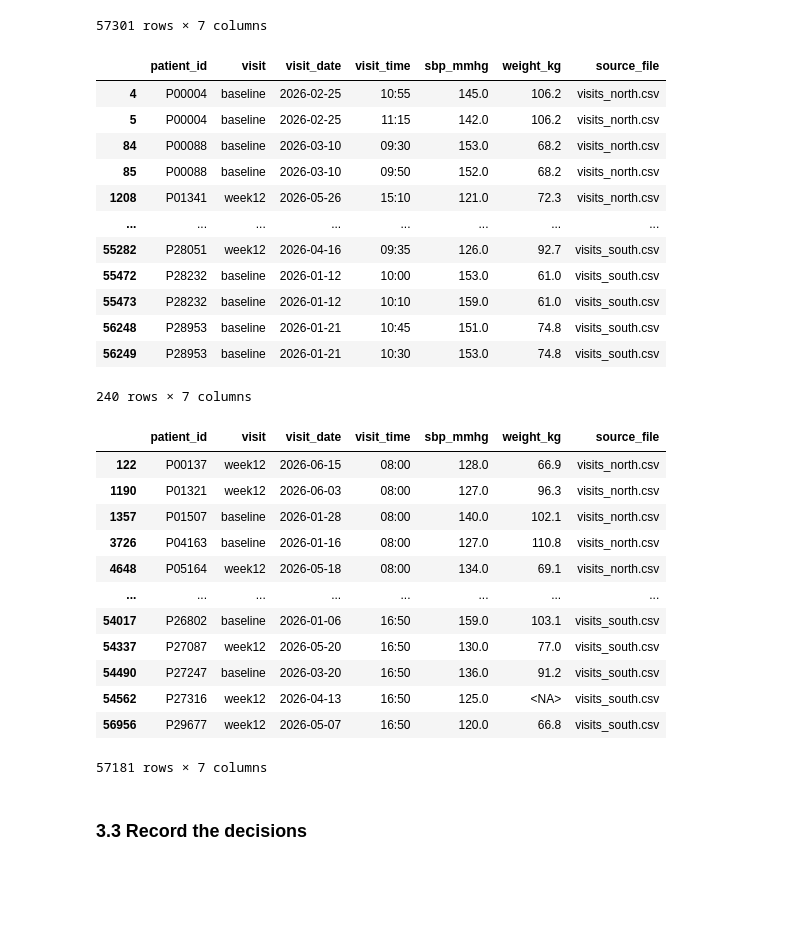
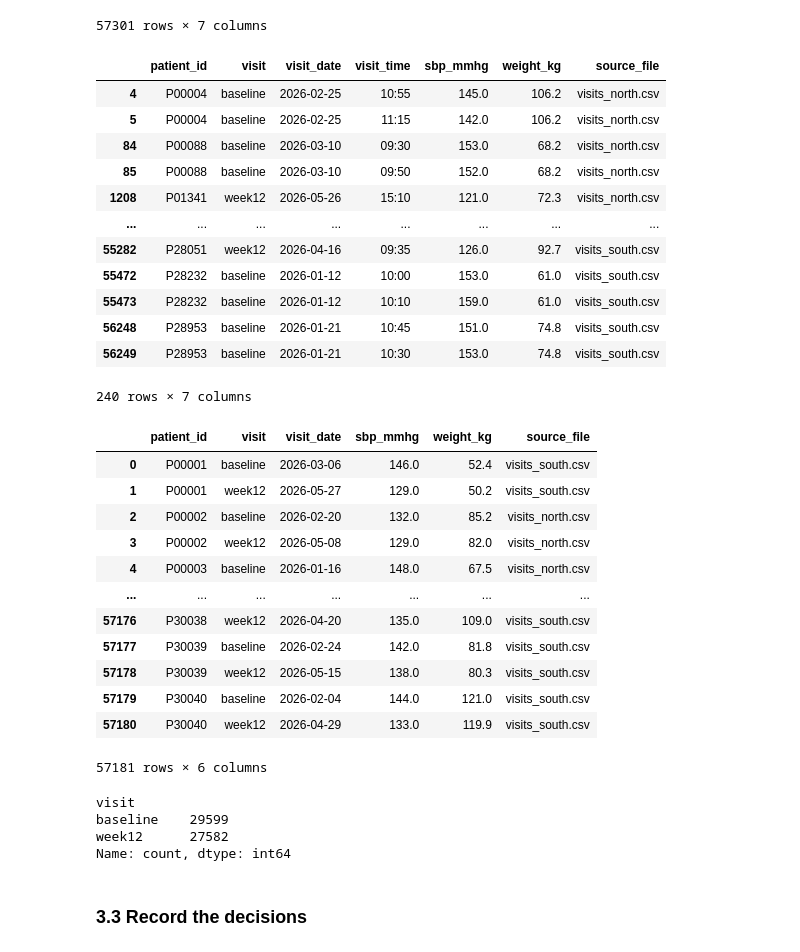
Before and after one commit to julianchang2020/ds217-26f-06, a Jupyter notebook: assignment.ipynb, the cells around one changed output. Drawn from its saved outputs; the diff is of its cells as text; code cells hidden in the pictures; blank space fills up the shorter version.

```diff
--- a/assignment.ipynb
+++ b/assignment.ipynb
@@ -303,8 +323,8 @@ display(visits_clean)
 57301 rows × 7 columns
 # %%
 # TODO: step 6, show the repeated patient_id and visit pairs, then keep the later reading.
-display(visits_task3[visits_task3.duplicated(subset = ["patient_id", "visit"], keep = False)])
-display(visits_task3.sort_values("visit_time").drop_duplicates(subset = ["patient_id", "visit"], keep = "last"))
+display(visits_clean[visits_clean.duplicated(subset = ["patient_id", "visit"], keep = False)])
+visits_clean = visits_clean.sort_values("visit_time").drop_duplicates(subset = ["patient_id", "visit"], keep = "last")
 # %% [output]
 |  | patient_id | visit | visit_date | visit_time | sbp_mmhg | weight_kg | source_file |
 | 4 | P00004 | baseline | 2026-02-25 | 10:55 | 145.0 | 106.2 | visits_north.csv |
@@ -319,31 +339,41 @@ display(visits_task3.sort_values("visit_time").drop_duplicates(subset = ["patien
 | 56248 | P28953 | baseline | 2026-01-21 | 10:45 | 151.0 | 74.8 | visits_south.csv |
 | 56249 | P28953 | baseline | 2026-01-21 | 10:30 | 153.0 | 74.8 | visits_south.csv |
 240 rows × 7 columns
-|  | patient_id | visit | visit_date | visit_time | sbp_mmhg | weight_kg | source_file |
-| 122 | P00137 | week12 | 2026-06-15 | 08:00 | 128.0 | 66.9 | visits_north.csv |
-| 1190 | P01321 | week12 | 2026-06-03 | 08:00 | 127.0 | 96.3 | visits_north.csv |
-| 1357 | P01507 | baseline | 2026-01-28 | 08:00 | 140.0 | 102.1 | visits_north.csv |
-| 3726 | P04163 | baseline | 2026-01-16 | 08:00 | 127.0 | 110.8 | visits_north.csv |
-| 4648 | P05164 | week12 | 2026-05-18 | 08:00 | 134.0 | 69.1 | visits_north.csv |
-| ... | ... | ... | ... | ... | ... | ... | ... |
-| 54017 | P26802 | baseline | 2026-01-06 | 16:50 | 159.0 | 103.1 | visits_south.csv |
-| 54337 | P27087 | week12 | 2026-05-20 | 16:50 | 130.0 | 77.0 | visits_south.csv |
-| 54490 | P27247 | baseline | 2026-03-20 | 16:50 | 136.0 | 91.2 | visits_south.csv |
-| 54562 | P27316 | week12 | 2026-04-13 | 16:50 | 125.0 | <NA> | visits_south.csv |
-| 56956 | P29677 | week12 | 2026-05-07 | 16:50 | 120.0 | 66.8 | visits_south.csv |
-57181 rows × 7 columns
 # %%
 # TODO: step 7, sort, renumber, keep the six columns, then save the visits summary to
 # VISITS_SUMMARY_PATH (README Task 3.2).
+
+# Sorts visits_clean by patient_id and visit, dropping visit_time.
 visits_clean = visits_clean.sort_values(["patient_id", "visit"]).reset_index(drop=True)
 visits_clean = visits_clean.drop(columns = "visit_time")
+display(visits_clean)
+display(visits_clean["visit"].value_counts(dropna=False))
 
+# Creates a DataFrame visits_summary with the seven metrics required for step 7.
 visits_summary = pd.DataFrame({
     "metric": ["visits", "baseline visits", "week12 visits", "visit_date missing", "visit_date min", "visit_date max", "sbp_mmhg missing", "sbp_mmhg min", "sbp_mmhg max", "weight_kg missing", "weight_kg mean", "visits from visits_north.csv", "visits from visits_south.csv"],
     "value": [len(visits_clean), sum(visits_clean["visit"]=="baseline"), sum(visits_clean["visit"]=="week12"), visits_clean["visit_date"].isna().sum(), visits_clean["visit_date"].min(), visits_clean["visit_date"].max(),
               visits_clean["sbp_mmhg"].isna().sum(), visits_clean["sbp_mmhg"].min(), visits_clean["sbp_mmhg"].max(), visits_clean["weight_kg"].isna().sum(), visits_clean["weight_kg"].mean(), sum(visits_clean["source_file"]=="visits_north.csv"), sum(visits_clean["source_file"]=="visits_south.csv")],
 })
 visits_summary.to_csv(VISITS_SUMMARY_PATH, index = False)
+# %% [output]
+|  | patient_id | visit | visit_date | sbp_mmhg | weight_kg | source_file |
+| 0 | P00001 | baseline | 2026-03-06 | 146.0 | 52.4 | visits_south.csv |
+| 1 | P00001 | week12 | 2026-05-27 | 129.0 | 50.2 | visits_south.csv |
+| 2 | P00002 | baseline | 2026-02-20 | 132.0 | 85.2 | visits_north.csv |
+| 3 | P00002 | week12 | 2026-05-08 | 129.0 | 82.0 | visits_north.csv |
+| 4 | P00003 | baseline | 2026-01-16 | 148.0 | 67.5 | visits_north.csv |
+| ... | ... | ... | ... | ... | ... | ... |
+| 57176 | P30038 | week12 | 2026-04-20 | 135.0 | 109.0 | visits_south.csv |
+| 57177 | P30039 | baseline | 2026-02-24 | 142.0 | 81.8 | visits_south.csv |
+| 57178 | P30039 | week12 | 2026-05-15 | 138.0 | 80.3 | visits_south.csv |
+| 57179 | P30040 | baseline | 2026-02-04 | 144.0 | 121.0 | visits_south.csv |
+| 57180 | P30040 | week12 | 2026-04-29 | 133.0 | 119.9 | visits_south.csv |
+57181 rows × 6 columns
+visit
+baseline    29599
+week12      27582
+Name: count, dtype: int64
 # %% [markdown]
 ### 3.3 Record the decisions
 # %%
```
Also changed, not shown: parts of 16 cells of this notebook, 5 other files.
